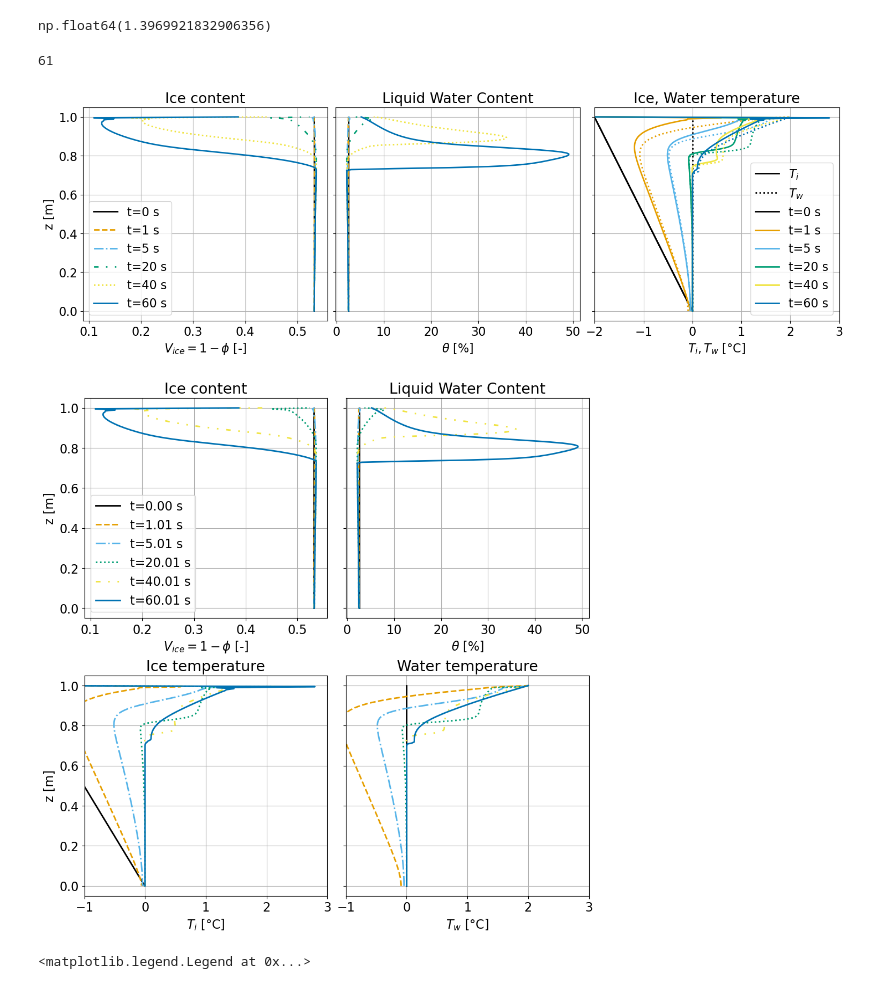
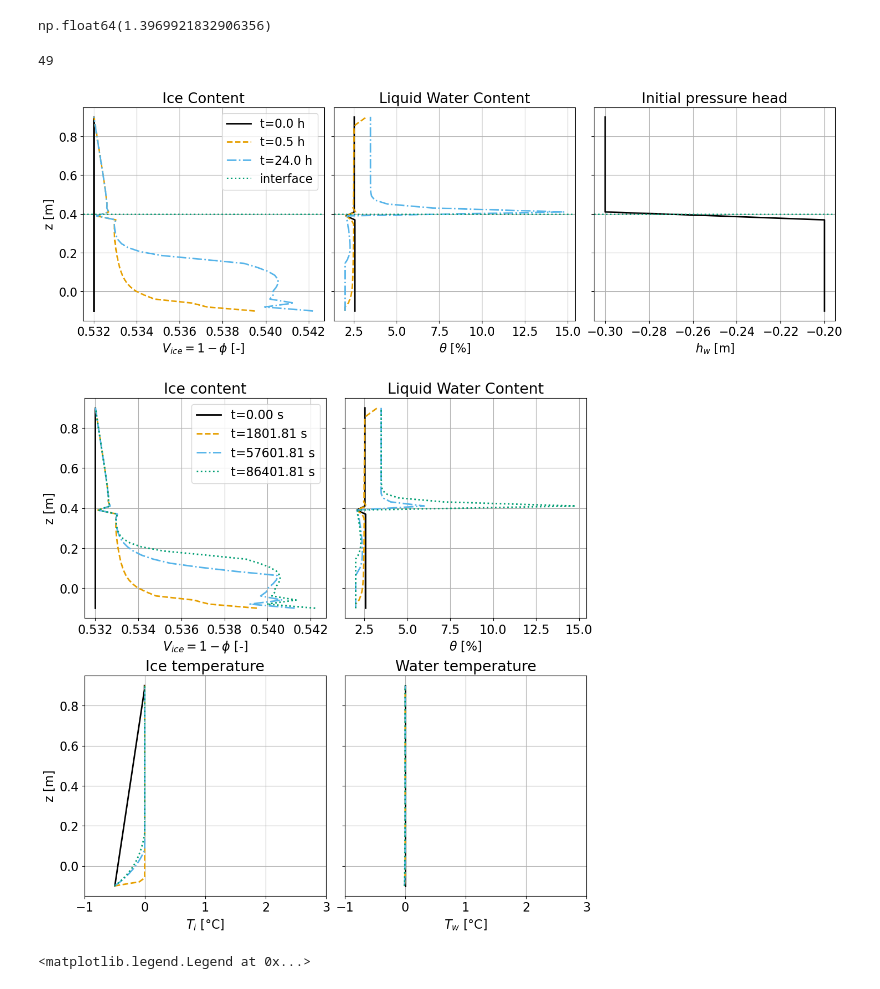
Before and after one commit to lannika-ut/Masterarbeit, a Jupyter notebook: compare_cross_sections.ipynb, the cells around one changed output. Cells and saved outputs as stored; diff of their text form; code cells hidden in the pictures.

```diff
--- a/compare_cross_sections.ipynb
+++ b/compare_cross_sections.ipynb
@@ -7,7 +7,7 @@ from visualization_fct import get_grid, eval_fct_on_grid
 from dolfinx.fem import functionspace, Function
 import pickle
 # %%
-filename = "./solutions/Test19_Annika_60s_.pkl"
+filename = "./solutions/Test15_Annika_24h.pkl"
 with open(filename, "rb") as f:
     data_Annika = pickle.load(f)
 
@@ -52,9 +52,9 @@ np.float64(1.3969921832906356)
 # %%
 len(data_Annika["times"])
 # %% [output]
-61
+49
 # %%
-t_obs = [0, 1, 5, 20, 40, 60]
+t_obs = [0, 1, 48]
 #t_obs = [20, 40, 60]
 pressure_head = []
 porosity = []
@@ -78,61 +78,70 @@ for i, t in enumerate(t_obs):
     else:
         theta.append(p.theta_r.value + (0.9*porosity[i] - p.theta_r.value)*Se(h_c, p.alpha.value, p.N.value))
 # %%
-linestyles = ['-', '--', '-.', (0, (3, 5, 1, 5, 1, 5)), ':']  # solid, dashed, dash-dot, dotted, dashdotdotted
+linestyles = ['-', '--', '-.', (0, (3, 1, 1, 1, 1, 1)), ':']  # solid, dashed, dash-dot, dotted, dashdotdotted
 colors = ['#000000', '#E69F00', '#56B4E9', '#009E73', '#F0E442',
              '#0072B2', '#D55E00', '#CC79A7']# colour-blind friendly palette (Okabe-Ito)
 
 plt.rcParams.update({'font.size': 16})
 plt.rcParams.update({'lines.linewidth': 2})
 fig, ax = plt.subplots(1, 3, layout="constrained", figsize=(15,5), sharey=True)
 
+
 # Plot porosity for all times in the first subplot
 for i, t in enumerate(t_obs):
     ls = linestyles[i % len(linestyles)]  # cycle through linestyles
     color = colors[i % len(colors)]       # cycle through colors
     ax[0].plot(1-porosity[i], z_line, linestyle=ls, color=color,
-                  label=f't={time[i]:.0f} s')
-ax[0].set_title('Ice content')
-ax[0].set_xlabel(r'$V_{ice}=1-\phi$ [-]')
+                  label=f't={time[i]/3600:.1f} h')
+ax[0].set_title('Ice Content')
+ax[0].set_xlabel(r'$V_{ice} = 1-\phi$ [-]')
 ax[0].set_ylabel('z [m]')
-ax[0].legend(loc="best")
 ax[0].grid()
 
-# Plot pressure_head for all times in the second subplot
+# Plot LWC for all times in the second subplot
 for i in range(len(t_obs)):
     ls = linestyles[i % len(linestyles)]
     color = colors[i % len(colors)]
     ax[1].plot(theta[i]*100, z_line, linestyle=ls, color=color,
-                  label=f't={time[i]:.0f} s')
+                  label=f't={time[i]/3600:.1f} h')
 ax[1].set_title('Liquid Water Content')
 ax[1].set_xlabel(r'$\theta$ [%]')
 ax[1].grid()
 
+# Plot pressure head for all times in the second subplot
+ax[2].plot(pressure_head[0], z_line, color="black")
+ax[2].set_title('Initial pressure head')
+ax[2].set_xlabel(r'$h_w$ [m]')
+ax[2].grid()
+
+for i in range(3):
+    ax[i].axhline(geom.slope*x_data[0]+P3[1]/2, linestyle=":", color="#009E73", label="interface")
+ax[0].legend(loc="best")
 # Plot Ti for all times in the third subplot
-for i in range(len(t_obs)):
-    ls = linestyles[i % len(linestyles)]
-    color = colors[i % len(colors)]
-    if i == 0:
-        ax[2].plot(Ti[i], z_line, linestyle='-', color=color,
-                    label=r'$T_i$')
-        ax[2].plot(Tw[i], z_line, linestyle=':', color=color,
-                label=r"$T_w$")
-        ax[2].plot(Ti[i], z_line, linestyle='-', color=color,
-                label=f't={time[i]:.0f} s')
-    else:
-        ax[2].plot(Ti[i], z_line, linestyle='-', color=color,
-                   label=f"t={time[i]:.0f} s")
-        ax[2].plot(Tw[i], z_line, linestyle=':', color=color)
-ax[2].set_title('Ice, Water temperature')
-ax[2].set_xlabel(r'$T_i, T_w$ [°C]')
-ax[2].grid()
-ax[2].set_xlim((-2,3))
-ax[2].legend()
+# for i in range(len(t_obs)):
+#     ls = linestyles[i % len(linestyles)]
+#     color = colors[i % len(colors)]
+#     if i == 0:
+#         ax[2].plot(Ti[i], z_line, linestyle='-', color=color,
+#                     label=r'$T_i$')
+#         ax[2].plot(Tw[i], z_line, linestyle=':', color=color,
+#                 label=r"$T_w$")
+#         ax[2].plot(Ti[i], z_line, linestyle='-', color=color,
+#                 label=f't={time[i]:.0f} s')
+#     else:
+#         ax[2].plot(Ti[i], z_line, linestyle='-', color=color,
+#                    label=f"t={time[i]:.0f} s")
+#         ax[2].plot(Tw[i], z_line, linestyle=':', color=color)
+# ax[2].set_title('Ice, Water temperature')
+# ax[2].set_xlabel(r'$T_i, T_w$ [°C]')
+# ax[2].grid()
+# ax[2].set_xlim((-2,3))
+# ax[2].legend()
 #fig.legend(loc="outside upper center")
 
 plt.show()
 # %% [output]
-[figure, old version]
+[figure, new version]
 # %%
 linestyles = ['-', '--', '-.', ':', (0, (3, 5, 1, 5, 1, 5))]  # solid, dashed, dash-dot, dotted, dashdotdotted
 colors = ['#000000', '#E69F00', '#56B4E9', '#009E73', '#F0E442',
@@ -194,7 +203,7 @@ ax[1, 1].set_xlim((-1, 3))
 
 plt.show()
 # %% [output]
-[figure, old version]
+[figure, new version]
 # %%
 zone_b = []
 zone_a = []
```
Also changed, not shown: 6 other files.
